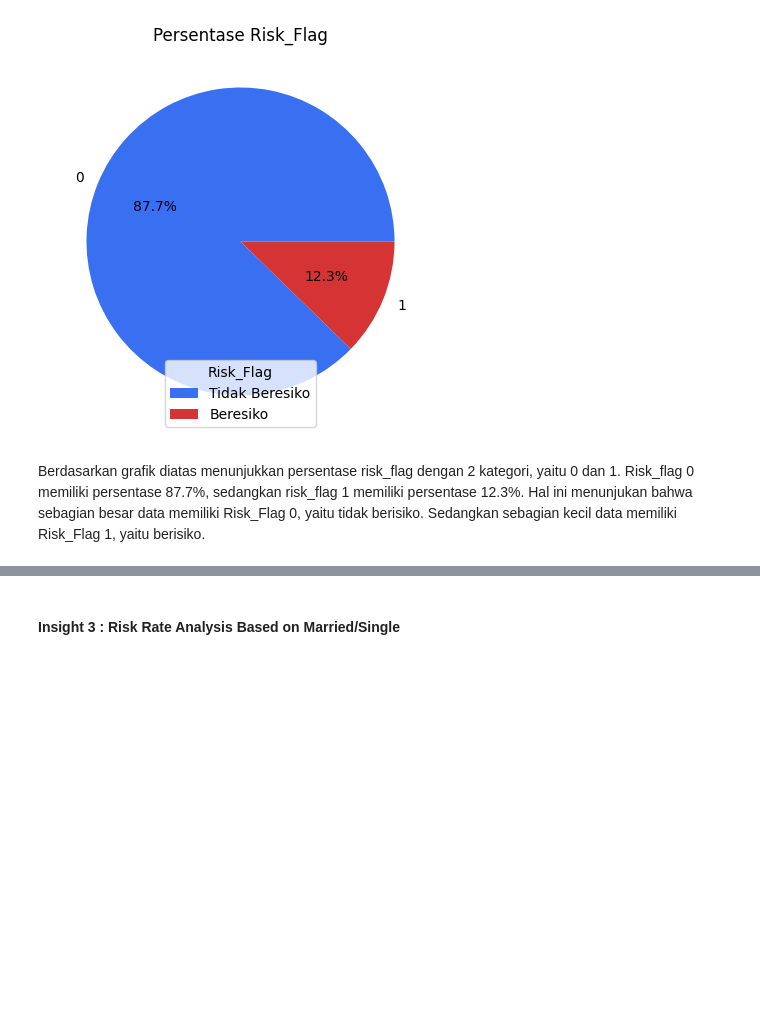
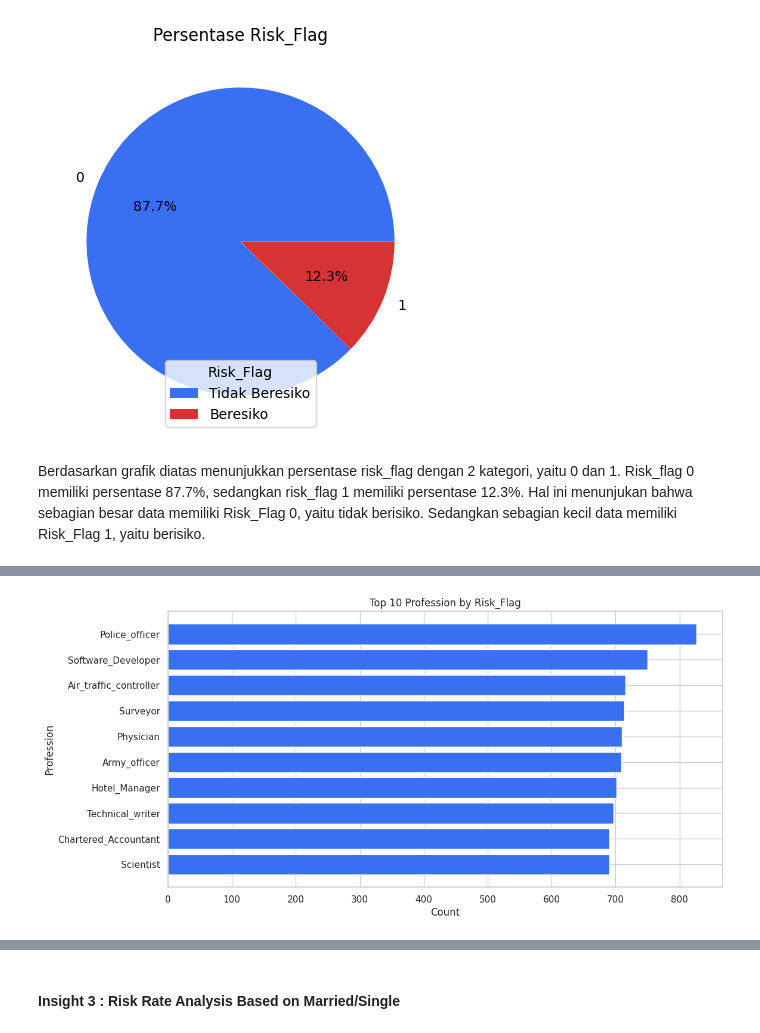
Before and after one commit to 2012500720/FinalProject_Kelompok1A, a Jupyter notebook: Stage1/Tugas_Stage_1.ipynb, the cells around one changed output, grey strips where cells are left out. Saved outputs shown, nothing was run; the diff lists cells and outputs as text; code cells hidden in the pictures; blank space fills up the shorter version.

```diff
--- a/Stage1/Tugas_Stage_1.ipynb
+++ b/Stage1/Tugas_Stage_1.ipynb
@@ -387,0 +352,3 @@ Perusahaan harus melakukan penilaian risiko yang lebih mendalam terhadap pelangg
+# %%
+prof_risk_count = data.groupby('Profession')['Risk_Flag'].sum().reset_index()
+prof_risk_count = prof_risk_count.sort_values(by='Risk_Flag', ascending=False).head(10).reset_index()
@@ -387,0 +369,18 @@ Perusahaan harus melakukan penilaian risiko yang lebih mendalam terhadap pelangg
+# %%
+# Melakukan visualisasi
+sns.set(style="whitegrid")
+plt.figure(figsize=(12,6))
+
+plt.barh(prof_risk_count['Profession'],
+         prof_risk_count['Risk_Flag'],
+         color='#3970F1'
+         )
+
+plt.xlabel('Count')
+plt.ylabel('Profession')
+plt.title('Top 10 Profession by Risk_Flag')
+
+plt.gca().invert_yaxis()
+plt.show()
+# %% [output]
+[figure, added]
```
Also changed, not shown: parts of 18 cells of this notebook.
